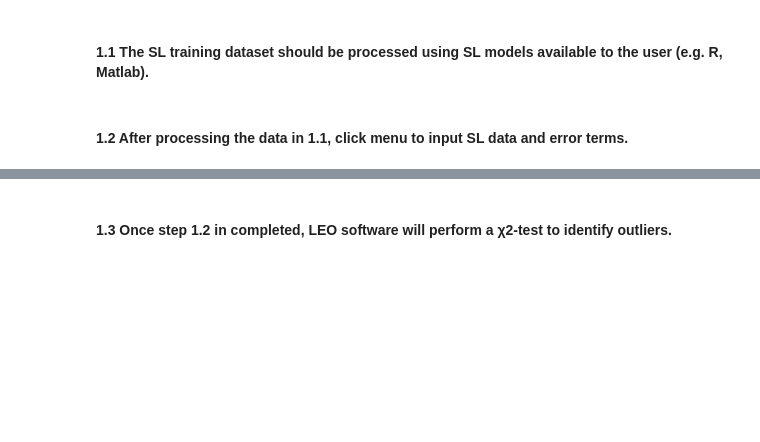
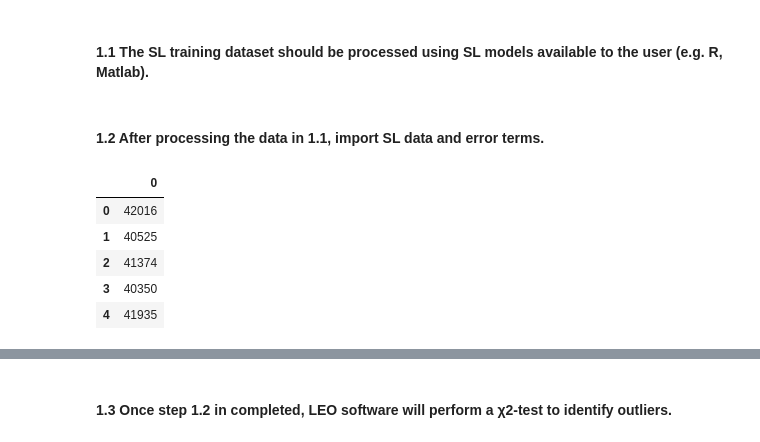
Before and after one commit to USC3DLAB/learning-based-optimization, a Jupyter notebook: LEO notebook.ipynb, the cells around one changed output, grey strips where cells are left out. Drawn from its saved outputs; the diff is of its cells as text; code cells hidden in the pictures; blank space fills up the shorter version.

```diff
--- a/LEO notebook.ipynb
+++ b/LEO notebook.ipynb
@@ -17,4 +49,18 @@ The goal of this software is to allow users to create **statistical learning (SL
 # %% [markdown]
 #### 1.1 The SL training dataset should be processed using SL models available to the user (e.g. R, Matlab).
 # %% [markdown]
-#### 1.2 After processing the data in 1.1, click menu to input SL data and error terms.
+#### 1.2 After processing the data in 1.1, import SL data and error terms.
+# %%
+train_err_term_fl = './data_for_test/DF_Train1.csv'
+val_err_term_fl = './data_for_test/DF_Val1.csv'
+train_err_term = pd.read_csv(traindt_err_term, sep='\n',header=None)
+val_err_term = pd.read_csv(valdt_err_term, sep='\n',header=None)
+# %%
+train_err_term.head()
+# %% [output]
+|  | 0 |
+| 0 | 42016 |
+| 1 | 40525 |
+| 2 | 41374 |
+| 3 | 40350 |
+| 4 | 41935 |
```
Also changed, not shown: parts of 20 cells of this notebook, 15 other files.
